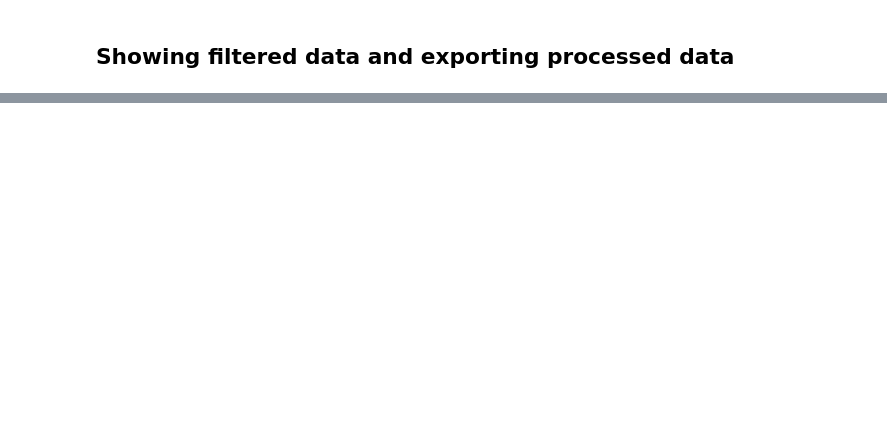
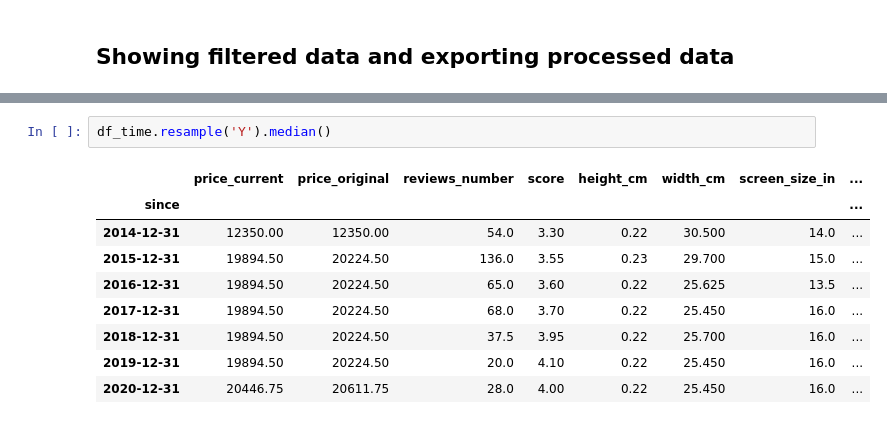
Before and after one commit to AlanIsaacV/Data-Science, a Jupyter notebook: Transform/filter.ipynb, the cells around one changed output, grey strips where cells are left out. Drawn from its saved outputs; the diff is of its cells as text; blank space fills up the shorter version.

```diff
--- a/Transform/filter.ipynb
+++ b/Transform/filter.ipynb
@@ -279,0 +397,12 @@ df.to_csv('../Data/amazon_filtered_' + datetime.datetime.today().strftime('%m%d'
+# %%
+df_time.resample('Y').median()
+# %% [output]
+|  | price_current | price_original | reviews_number | score | height_cm | width_cm | screen_size_in | ... |
+| since |  |  |  |  |  |  |  | ... |
+| 2014-12-31 | 12350.00 | 12350.00 | 54.0 | 3.30 | 0.22 | 30.500 | 14.0 | ... |
+| 2015-12-31 | 19894.50 | 20224.50 | 136.0 | 3.55 | 0.23 | 29.700 | 15.0 | ... |
+| 2016-12-31 | 19894.50 | 20224.50 | 65.0 | 3.60 | 0.22 | 25.625 | 13.5 | ... |
+| 2017-12-31 | 19894.50 | 20224.50 | 68.0 | 3.70 | 0.22 | 25.450 | 16.0 | ... |
+| 2018-12-31 | 19894.50 | 20224.50 | 37.5 | 3.95 | 0.22 | 25.700 | 16.0 | ... |
+| 2019-12-31 | 19894.50 | 20224.50 | 20.0 | 4.10 | 0.22 | 25.450 | 16.0 | ... |
+| 2020-12-31 | 20446.75 | 20611.75 | 28.0 | 4.00 | 0.22 | 25.450 | 16.0 | ... |
```
Also changed, not shown: parts of 42 cells of this notebook.
